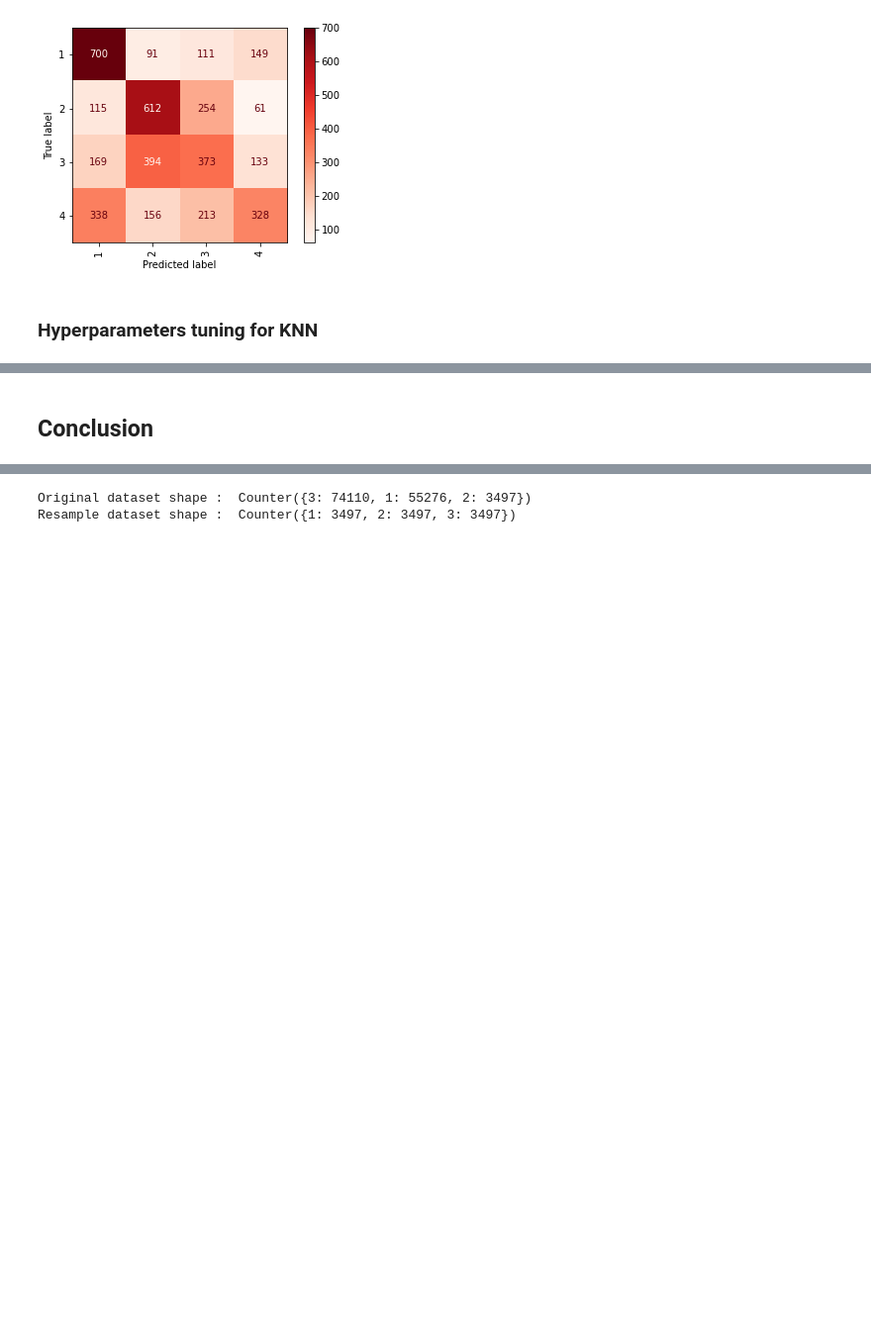
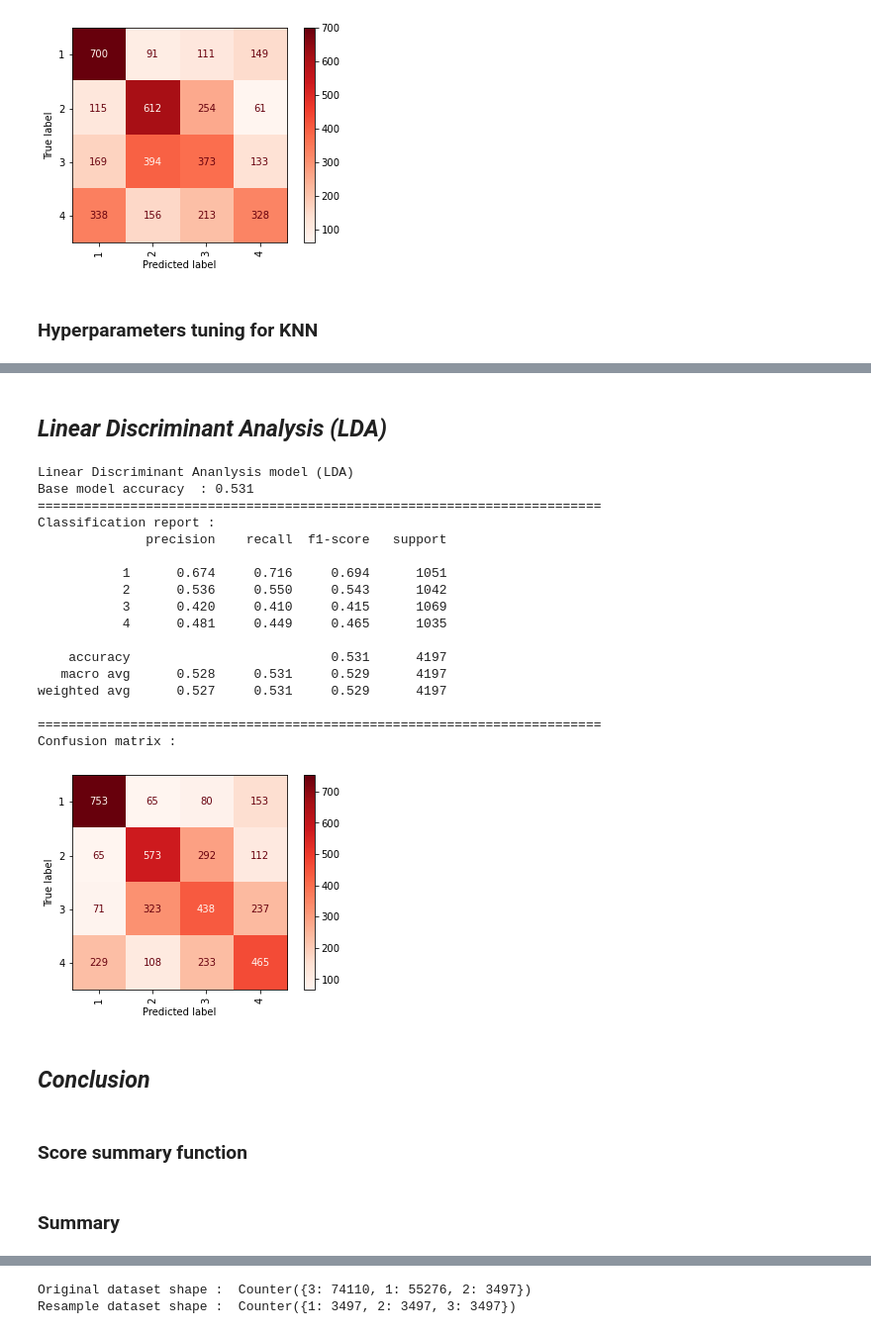
Before and after one commit to htsull/Algo_Python_Class_Project, a Jupyter notebook: Algo_python_accidents.ipynb, the cells around one changed output, grey strips where cells are left out. Shown: that part at 99% size. Cells and saved outputs as stored; diff of their text form; code cells hidden in the pictures; blank space fills up the shorter version.

```diff
--- a/Algo_python_accidents.ipynb
+++ b/Algo_python_accidents.ipynb
@@ -284,9 +298,10 @@ def model_accuracy(model):
         model_rf = RandomForestClassifier(random_state=42).fit(X_train, y_train)
         # Predictions (test)
         predictions_test = model_rf.predict(X_test)
-        print('Base model accuracy  : {:04.3f}'.format(model_rf.score(X_test, y_test)))
+        model_rf_score = model_rf.score(X_test, y_test)
+        print('Base model accuracy  : {:04.3f}'.format(model_rf_score))
+        print("=========================================================================")
         print("Classification report : ")
-        print("=========================================================================")
         print(classification_report(y_test, predictions_test, digits=3, zero_division = 1)),
         disp = plot_confusion_matrix(model_rf, X_test, y_test, cmap='Reds', values_format='d',
                                     #  display_labels=labels_disp,
@@ -300,7 +315,8 @@ def model_accuracy(model):
         # fitting
         model_xgb = GradientBoostingClassifier().fit(X_train, y_train)
         print("=========================================================================")
-        print("Fitting to the train set : {:04.2f}".format(model_xgb.score(X_train, y_train)))
+        model_xgb_score = model_xgb.score(X_test, y_test)
+        print("Fitting to the train set : {:04.2f}".format(model_xgb_score))
         # Predictions (test)
         print("=========================================================================")
         predictions_test = model_xgb.predict(X_test)
@@ -320,7 +336,8 @@ def model_accuracy(model):
         # fitting
         model_knn = KNeighborsClassifier().fit(X_train, y_train)
         predictions_test = model_knn.predict(X_test)
-        print('Base model accuracy  : {:04.3f}'.format(model_knn.score(X_test, y_test)))
+        model_knn_score = model_knn.score(X_test, y_test)
+        print('Base model accuracy  : {:04.3f}'.format(model_knn_score))
         print("=========================================================================")
         print("Classification report : ")
         print(classification_report(y_test, predictions_test, digits=3, zero_division = 1)),
@@ -331,6 +348,23 @@ def model_accuracy(model):
         print("Confusion matrix : ")
         return model_knn
 
+    elif model == 'lda':
+        print("Linear Discriminant Ananlysis model (LDA)")
+        # fitting
+        model_lda = LinearDiscriminantAnalysis().fit(X_train, y_train)
+        predictions_test = model_lda.predict(X_test)
+        model_lda_score = model_lda.score(X_test, y_test)
+        print('Base model accuracy  : {:04.3f}'.format(model_lda_score))
+        print("=========================================================================")
+        print("Classification report : ")
+        print(classification_report(y_test, predictions_test, digits=3, zero_division = 1)),
+        disp = plot_confusion_matrix(model_lda, X_test, y_test, cmap='Reds', values_format='d',
+                                    #  display_labels=labels_disp,
+                                    xticks_rotation= 'vertical');
+        print("=========================================================================")
+        print("Confusion matrix : ")
+        return model_lda
+
     else :
         print("Enter a valid choice.")
 # %% [markdown]
@@ -563,0 +600,27 @@ Confusion matrix :
+# %% [markdown]
+## *Linear Discriminant Analysis (LDA)* <a id = "sec4.4"></a>
+# %%
+best_lda_model = model_accuracy('lda')
+# %% [output]
+Linear Discriminant Ananlysis model (LDA)
+Base model accuracy  : 0.531
+=========================================================================
+Classification report :
+              precision    recall  f1-score   support
+
+           1      0.674     0.716     0.694      1051
+           2      0.536     0.550     0.543      1042
+           3      0.420     0.410     0.415      1069
+           4      0.481     0.449     0.465      1035
+
+    accuracy                          0.531      4197
+   macro avg      0.528     0.531     0.529      4197
+weighted avg      0.527     0.531     0.529      4197
+
+=========================================================================
+Confusion matrix :
+[figure, added]
+# %% [markdown]
+## *Conclusion* <a id = "sec4.5"></a>
+# %% [markdown]
+### Score summary function
@@ -564,2 +663,2 @@ Confusion matrix :
 # %% [markdown]
-## Conclusion
+### Summary
```
Also changed, not shown: parts of 68 cells of this notebook.
